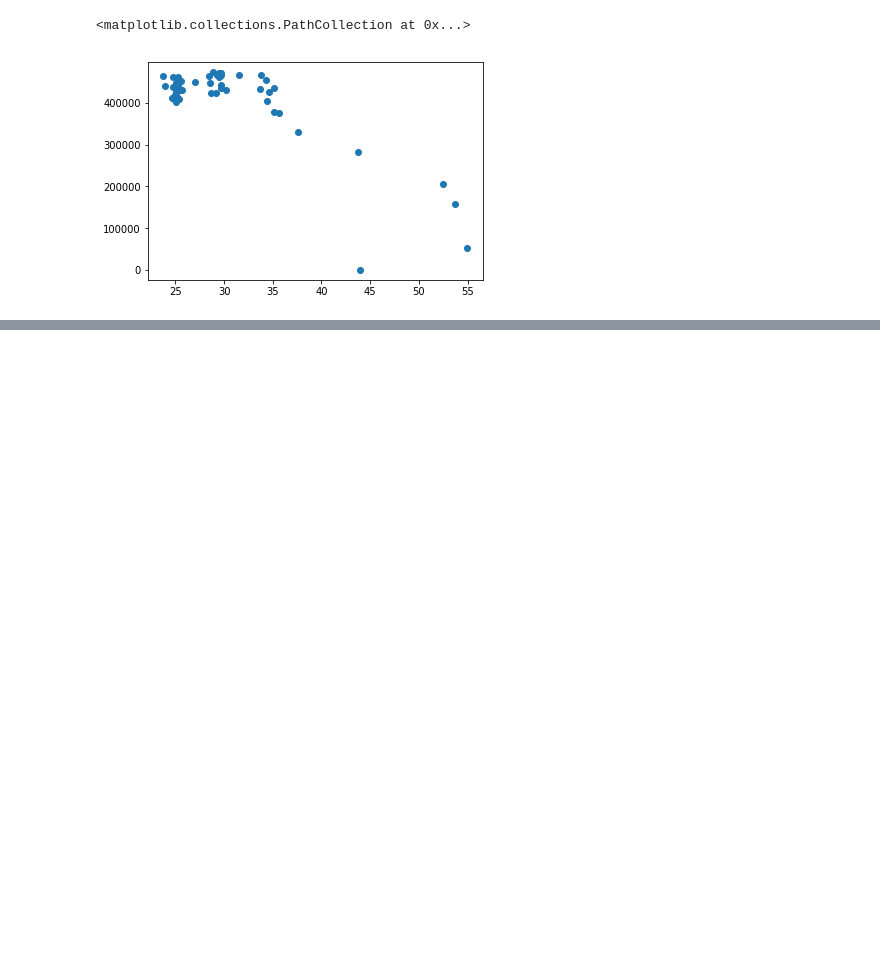
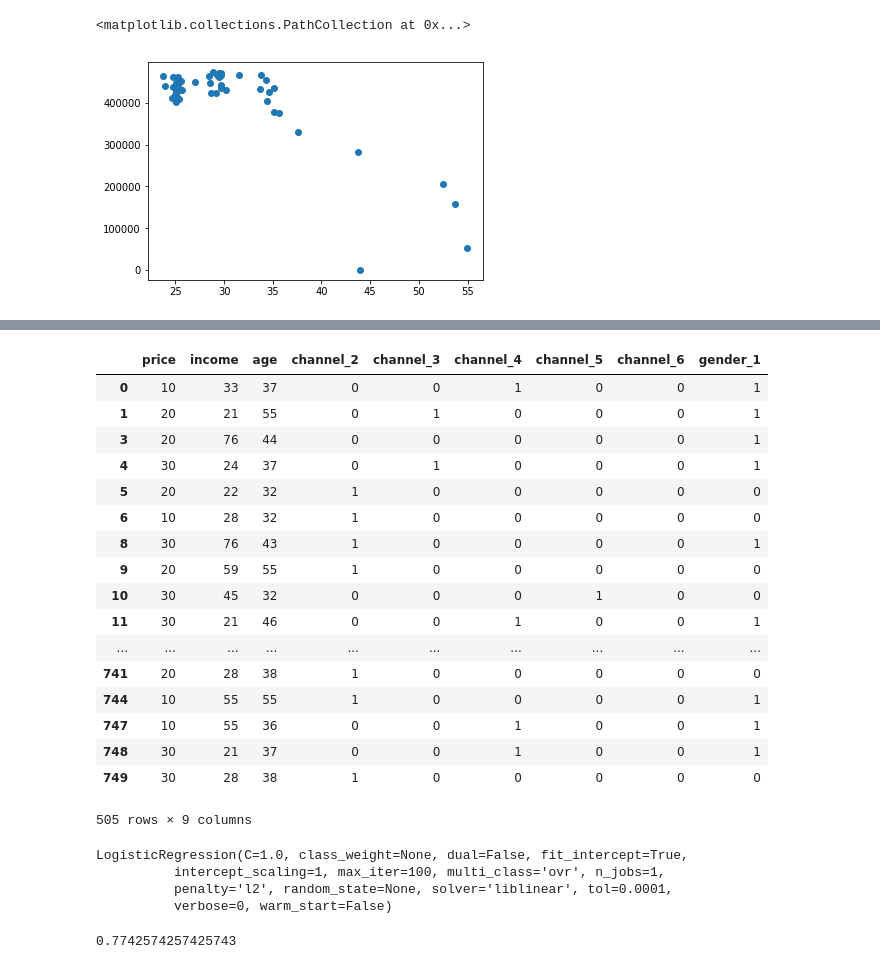
Before and after one commit to docligot/web-bootcamp-1, a Jupyter notebook: doc/python/Python Exercises.ipynb, the cells around one changed output, grey strips where cells are left out. Saved outputs shown, nothing was run; the diff lists cells and outputs as text; code cells hidden in the pictures; blank space fills up the shorter version.

```diff
--- a/doc/python/Python Exercises.ipynb
+++ b/doc/python/Python Exercises.ipynb
@@ -242,0 +327,31 @@ plt.scatter(df.price_a, df.sales_a)
+# %%
+ind_var = ind_var.join(channel_dummies)
+ind_var = ind_var.join(gender_dummies) # join dummies
+# %%
+ind_var = ind_var.drop('channel', axis=1) # remove channel
+# %%
+ind_var = ind_var.drop('gender', axis=1) # remove gender
+# %%
+ind_var = ind_var.drop('channel_1', axis=1)
+ind_var = ind_var.drop('gender_0', axis=1) # remove redundant dummies
+# %%
+ind_var
+# %% [output]
+|  | price | income | age | channel_2 | channel_3 | channel_4 | channel_5 | channel_6 | gender_1 |
+| 0 | 10 | 33 | 37 | 0 | 0 | 1 | 0 | 0 | 1 |
+| 1 | 20 | 21 | 55 | 0 | 1 | 0 | 0 | 0 | 1 |
+| 3 | 20 | 76 | 44 | 0 | 0 | 0 | 0 | 0 | 1 |
+| 4 | 30 | 24 | 37 | 0 | 1 | 0 | 0 | 0 | 1 |
+| 5 | 20 | 22 | 32 | 1 | 0 | 0 | 0 | 0 | 0 |
+| 6 | 10 | 28 | 32 | 1 | 0 | 0 | 0 | 0 | 0 |
+| 8 | 30 | 76 | 43 | 1 | 0 | 0 | 0 | 0 | 1 |
+| 9 | 20 | 59 | 55 | 1 | 0 | 0 | 0 | 0 | 0 |
+| 10 | 30 | 45 | 32 | 0 | 0 | 0 | 1 | 0 | 0 |
+| 11 | 30 | 21 | 46 | 0 | 0 | 1 | 0 | 0 | 1 |
+| ... | ... | ... | ... | ... | ... | ... | ... | ... | ... |
+| 741 | 20 | 28 | 38 | 1 | 0 | 0 | 0 | 0 | 0 |
+| 744 | 10 | 55 | 55 | 1 | 0 | 0 | 0 | 0 | 1 |
+| 747 | 10 | 55 | 36 | 0 | 0 | 1 | 0 | 0 | 1 |
+| 748 | 30 | 21 | 37 | 0 | 0 | 1 | 0 | 0 | 1 |
+| 749 | 30 | 28 | 38 | 1 | 0 | 0 | 0 | 0 | 0 |
+505 rows × 9 columns
@@ -242,0 +361,11 @@ plt.scatter(df.price_a, df.sales_a)
+# %%
+lg.fit(ind_var, train.use)
+# %% [output]
+LogisticRegression(C=1.0, class_weight=None, dual=False, fit_intercept=True,
+          intercept_scaling=1, max_iter=100, multi_class='ovr', n_jobs=1,
+          penalty='l2', random_state=None, solver='liblinear', tol=0.0001,
+          verbose=0, warm_start=False)
+# %%
+lg.score(ind_var, train.use)
+# %% [output]
+0.7742574257425743
```
Also changed, not shown: parts of 23 cells of this notebook.
